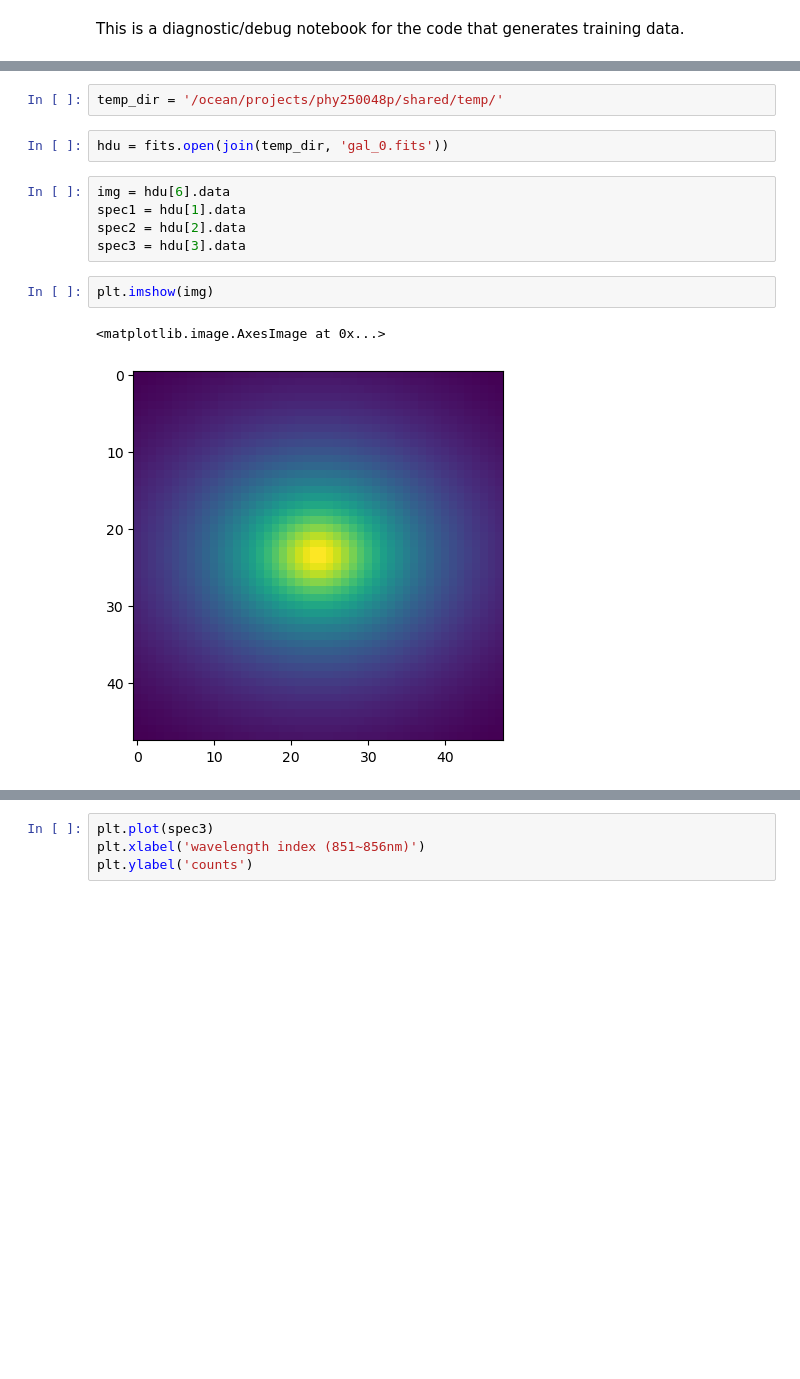
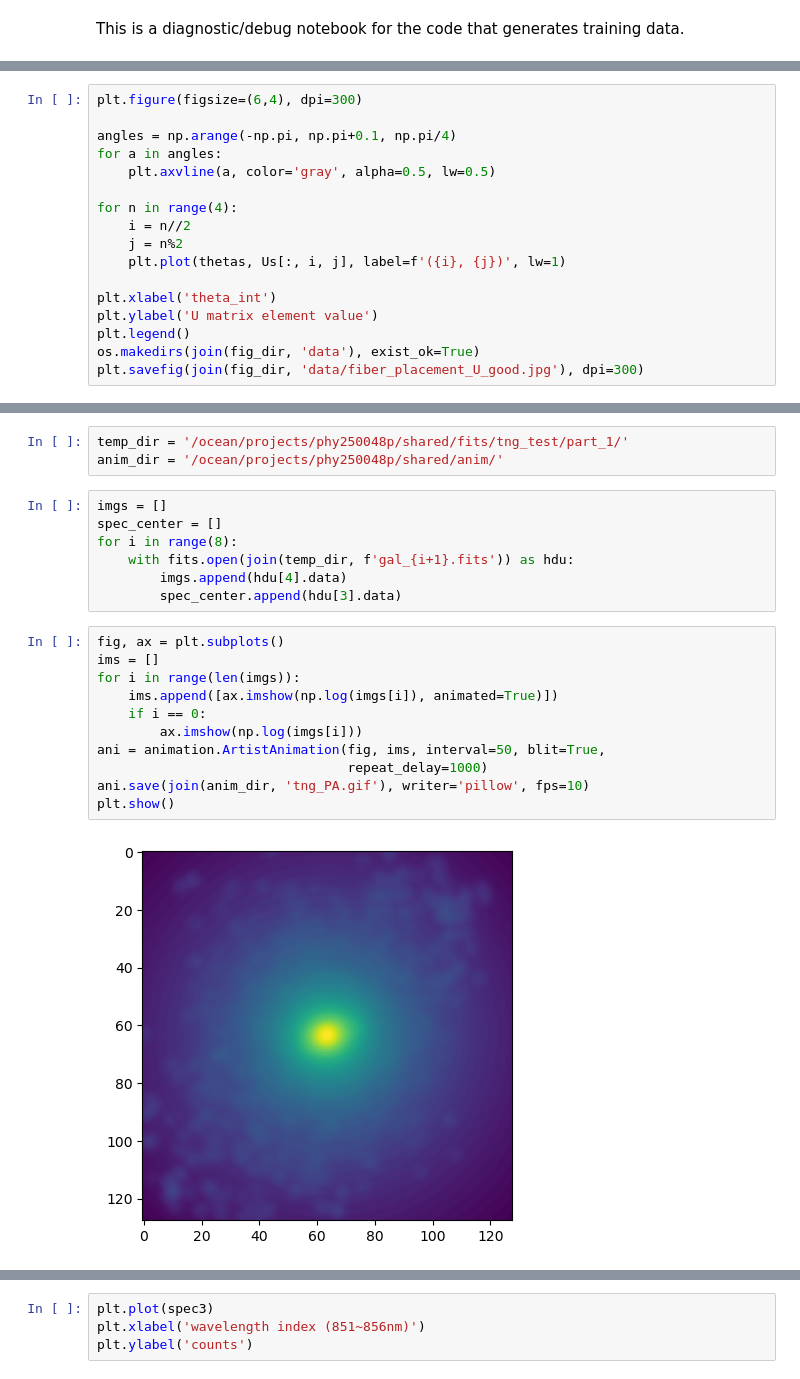
Before and after one commit to KinematicLensing/kl-nn, a Jupyter notebook: data_generate/notebooks/test_training_data.ipynb, the cells around one changed output, grey strips where cells are left out. Drawn from its saved outputs; the diff is of its cells as text; blank space fills up the shorter version.

```diff
--- a/data_generate/notebooks/test_training_data.ipynb
+++ b/data_generate/notebooks/test_training_data.ipynb
@@ -20,0 +78,17 @@ from scipy.optimize import curve_fit
+# %%
+plt.figure(figsize=(6,4), dpi=300)
+
+angles = np.arange(-np.pi, np.pi+0.1, np.pi/4)
+for a in angles:
+    plt.axvline(a, color='gray', alpha=0.5, lw=0.5)
+
+for n in range(4):
+    i = n//2
+    j = n%2
+    plt.plot(thetas, Us[:, i, j], label=f'({i}, {j})', lw=1)
+
+plt.xlabel('theta_int')
+plt.ylabel('U matrix element value')
+plt.legend()
+os.makedirs(join(fig_dir, 'data'), exist_ok=True)
+plt.savefig(join(fig_dir, 'data/fiber_placement_U_good.jpg'), dpi=300)
@@ -21,14 +99,23 @@ from scipy.optimize import curve_fit
 # %%
-temp_dir = '/ocean/projects/phy250048p/shared/temp/'
+temp_dir = '/ocean/projects/phy250048p/shared/fits/tng_test/part_1/'
+anim_dir = '/ocean/projects/phy250048p/shared/anim/'
-# %%
-hdu = fits.open(join(temp_dir, 'gal_0.fits'))
 # %%
-img = hdu[6].data
-spec1 = hdu[1].data
-spec2 = hdu[2].data
-spec3 = hdu[3].data
+imgs = []
+spec_center = []
+for i in range(8):
+    with fits.open(join(temp_dir, f'gal_{i+1}.fits')) as hdu:
+        imgs.append(hdu[4].data)
+        spec_center.append(hdu[3].data)
 # %%
-plt.imshow(img)
+fig, ax = plt.subplots()
+ims = []
+for i in range(len(imgs)):
+    ims.append([ax.imshow(np.log(imgs[i]), animated=True)])
+    if i == 0:
+        ax.imshow(np.log(imgs[i]))
+ani = animation.ArtistAnimation(fig, ims, interval=50, blit=True,
+                                repeat_delay=1000)
+ani.save(join(anim_dir, 'tng_PA.gif'), writer='pillow', fps=10)
+plt.show()
 # %% [output]
-<matplotlib.image.AxesImage at 0x...>
-[figure, old version]
+[figure, new version]
```
Also changed, not shown: parts of 34 cells of this notebook, 5 other files.
